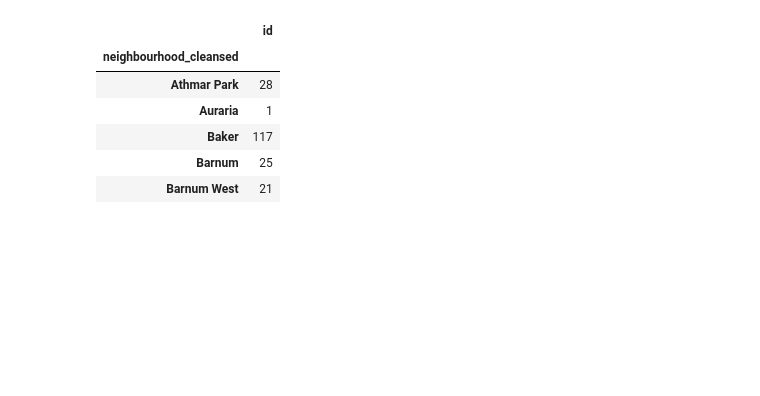
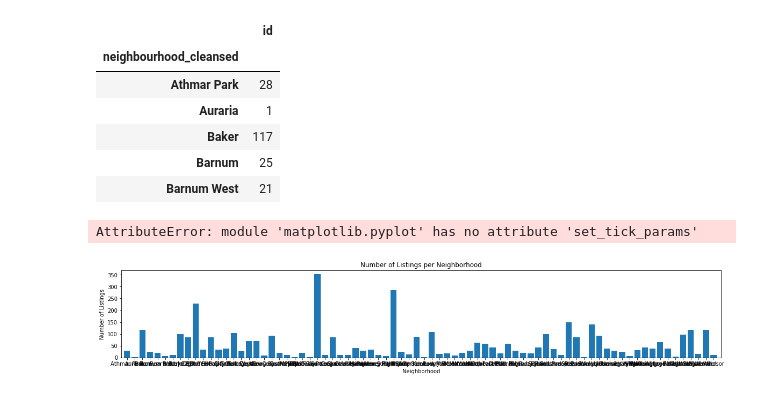
Before and after one commit to jschne1989/project1, a Jupyter notebook: project1_airbnb_tim.ipynb, the cells around one changed output. Cells and saved outputs as stored; diff of their text form; code cells hidden in the pictures; blank space fills up the shorter version.

Commit message:
bar chart need to rotate x labels

```diff
--- a/project1_airbnb_tim.ipynb
+++ b/project1_airbnb_tim.ipynb
@@ -76,3 +76,18 @@ grouped_neighborhood.head()
 | Baker | 117 |
 | Barnum | 25 |
 | Barnum West | 21 |
+# %%
+#reset index
+neighborhood = grouped_neighborhood.reset_index()
+
+#create bar chart
+plt.figure(figsize=(20,3))
+plt.bar(neighborhood['neighbourhood_cleansed'], neighborhood['id'])
+plt.xlabel('Neighborhood')
+plt.ylabel('Number of Listings')
+plt.title('Number of Listings per Neighborhood')
+plt.xlim(-0.75, len(neighborhood['neighbourhood_cleansed']))
+# plt.set_tick_params(rotation=45, ha='left')
+# %% [output]
+AttributeError: module 'matplotlib.pyplot' has no attribute 'set_tick_params'
+[figure, added]
```
